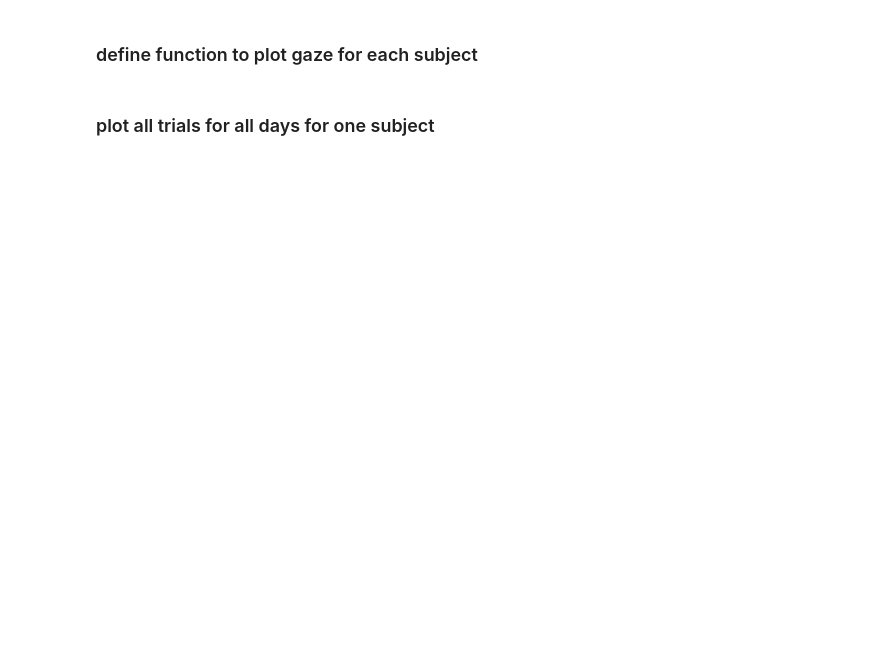
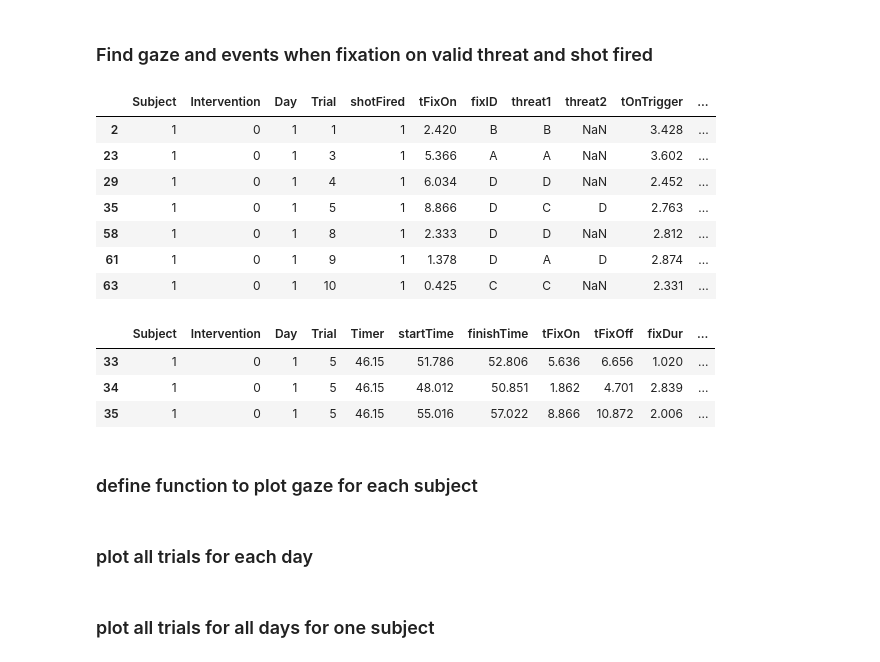
Before and after one commit to jamcro/shootGaze, a Jupyter notebook: py/gazeTimeline.ipynb, the cells around one changed output. Drawn from its saved outputs; the diff is of its cells as text; code cells hidden in the pictures; blank space fills up the shorter version.

```diff
--- a/py/gazeTimeline.ipynb
+++ b/py/gazeTimeline.ipynb
@@ -66,3 +107,32 @@ plt.tick_params(top='off', bottom='off', left='off', right='off', labelbottom='o
+# %% [markdown]
+### Find gaze and events when fixation on valid threat and shot fired
+# %%
+fired_df = dat_df.loc[(((dat_df['fixID']==dat_df['threat1']) | (dat_df['fixID']==dat_df['threat2'])) &
+           (dat_df['shotFired']==1)),
+           ['Subject', 'Intervention', 'Day', 'Trial', 'shotFired','tFixOn', 'fixID', 'threat1', 'threat2',
+            'tOnTrigger', 'tShot1', 'tShot2', 'targetShot1', 'targetShot2', 'outcomeShot1', 'outcomeShot2']]
+fired_df.head(10)
+# %% [output]
+|  | Subject | Intervention | Day | Trial | shotFired | tFixOn | fixID | threat1 | threat2 | tOnTrigger | ... |
+| 2 | 1 | 0 | 1 | 1 | 1 | 2.420 | B | B | NaN | 3.428 | ... |
+| 23 | 1 | 0 | 1 | 3 | 1 | 5.366 | A | A | NaN | 3.602 | ... |
+| 29 | 1 | 0 | 1 | 4 | 1 | 6.034 | D | D | NaN | 2.452 | ... |
+| 35 | 1 | 0 | 1 | 5 | 1 | 8.866 | D | C | D | 2.763 | ... |
+| 58 | 1 | 0 | 1 | 8 | 1 | 2.333 | D | D | NaN | 2.812 | ... |
+| 61 | 1 | 0 | 1 | 9 | 1 | 1.378 | D | A | D | 2.874 | ... |
+| 63 | 1 | 0 | 1 | 10 | 1 | 0.425 | C | C | NaN | 2.331 | ... |
+# %%
+subj=1
+day=1
+tr=5
+df=gaze_df
+x = df.loc[(df.Subject == subj) & (df.Day == day) & (df.Trial == tr)]
+x
+# %% [output]
+|  | Subject | Intervention | Day | Trial | Timer | startTime | finishTime | tFixOn | tFixOff | fixDur | ... |
+| 33 | 1 | 0 | 1 | 5 | 46.15 | 51.786 | 52.806 | 5.636 | 6.656 | 1.020 | ... |
+| 34 | 1 | 0 | 1 | 5 | 46.15 | 48.012 | 50.851 | 1.862 | 4.701 | 2.839 | ... |
+| 35 | 1 | 0 | 1 | 5 | 46.15 | 55.016 | 57.022 | 8.866 | 10.872 | 2.006 | ... |
 # %% [markdown]
 ### define function to plot gaze for each subject
 # %%
@@ -99,0 +198,2 @@ def plotGazeTimeline(df, subj, day, tr, axId):
+# %% [markdown]
+### plot all trials for each day
```
Also changed, not shown: parts of 15 cells of this notebook.
